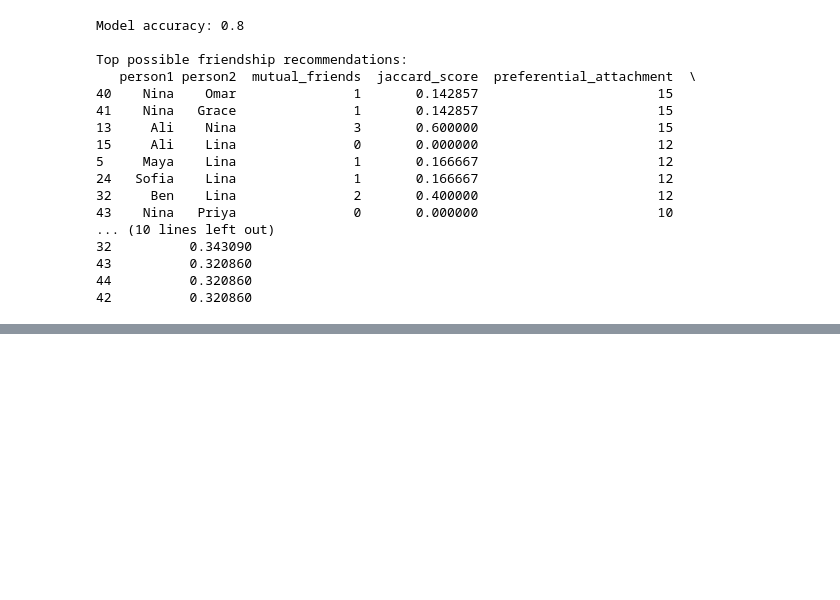
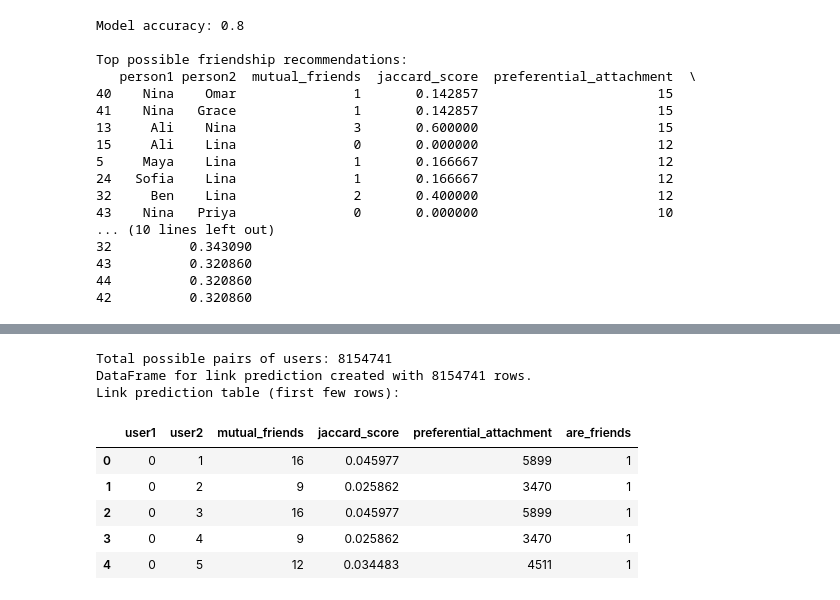
Before and after one commit to yassmin1/Graphs_for_HED, a Jupyter notebook: A_Beginner_Simple_Friendly_Guide_to_Graph_Data_Structures.ipynb, the cells around one changed output, grey strips where cells are left out. Saved outputs shown, nothing was run; the diff lists cells and outputs as text; code cells hidden in the pictures; blank space fills up the shorter version.

```diff
--- a/A_Beginner_Simple_Friendly_Guide_to_Graph_Data_Structures.ipynb
+++ b/A_Beginner_Simple_Friendly_Guide_to_Graph_Data_Structures.ipynb
@@ -199,0 +529,56 @@ Top possible friendship recommendations:
+# %%
+# Identify all possible pairs of users that are not currently friends.
+# This can be very computationally intensive for large graphs.
+
+all_nodes = list(G_fb.nodes())
+all_possible_pairs = list(combinations(all_nodes, 2))
+
+print(f"Total possible pairs of users: {len(all_possible_pairs)}")
+
+rows_fb = []
+
+for user1, user2 in all_possible_pairs:
+    # Label is 1 if they are already friends, otherwise 0
+    are_friends_fb = 1 if G_fb.has_edge(user1, user2) else 0
+
+    # Count mutual friends
+    # Only calculate if they are not friends, as this is for prediction
+    # For existing edges, common_neighbors returns empty if the edge is removed
+    # For efficiency, we calculate this for all pairs and let the model learn
+    mutual_friends_fb = len(list(nx.common_neighbors(G_fb, user1, user2)))
+
+    # Calculate Jaccard score
+    # Using try-except for Jaccard, as it might fail if nodes have no neighbors
+    try:
+        jaccard_score_fb = list(nx.jaccard_coefficient(G_fb, [(user1, user2)]))[0][2]
+    except ZeroDivisionError: # If denominator is zero (no common neighbors and union is zero)
+        jaccard_score_fb = 0.0
+
+    # Calculate preferential attachment score
+    pref_score_fb = list(nx.preferential_attachment(G_fb, [(user1, user2)]))[0][2]
+
+    # Save this pair as one row
+    rows_fb.append({
+        "user1": user1,
+        "user2": user2,
+        "mutual_friends": mutual_friends_fb,
+        "jaccard_score": jaccard_score_fb,
+        "preferential_attachment": pref_score_fb,
+        "are_friends": are_friends_fb
+    })
+
+# Convert rows to table
+df_fb = pd.DataFrame(rows_fb)
+print(f"DataFrame for link prediction created with {len(df_fb)} rows.")
+print("Link prediction table (first few rows):")
+display(df_fb.head())
+# %% [output]
+Total possible pairs of users: 8154741
+DataFrame for link prediction created with 8154741 rows.
+Link prediction table (first few rows):
+|  | user1 | user2 | mutual_friends | jaccard_score | preferential_attachment | are_friends |
+| 0 | 0 | 1 | 16 | 0.045977 | 5899 | 1 |
+| 1 | 0 | 2 | 9 | 0.025862 | 3470 | 1 |
+| 2 | 0 | 3 | 16 | 0.045977 | 5899 | 1 |
+| 3 | 0 | 4 | 9 | 0.025862 | 3470 | 1 |
+| 4 | 0 | 5 | 12 | 0.034483 | 4511 | 1 |
```
Also changed, not shown: parts of 25 cells of this notebook.
